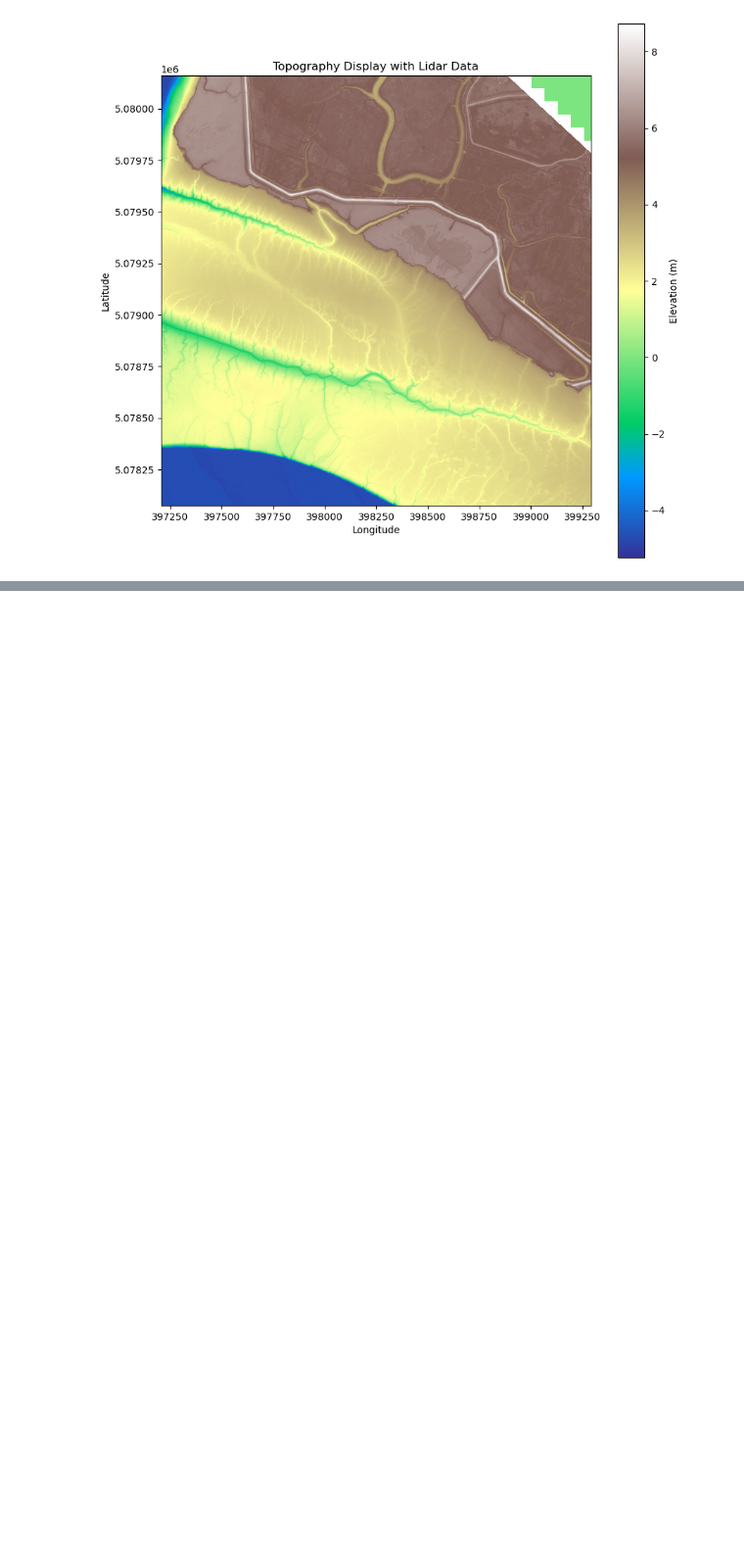
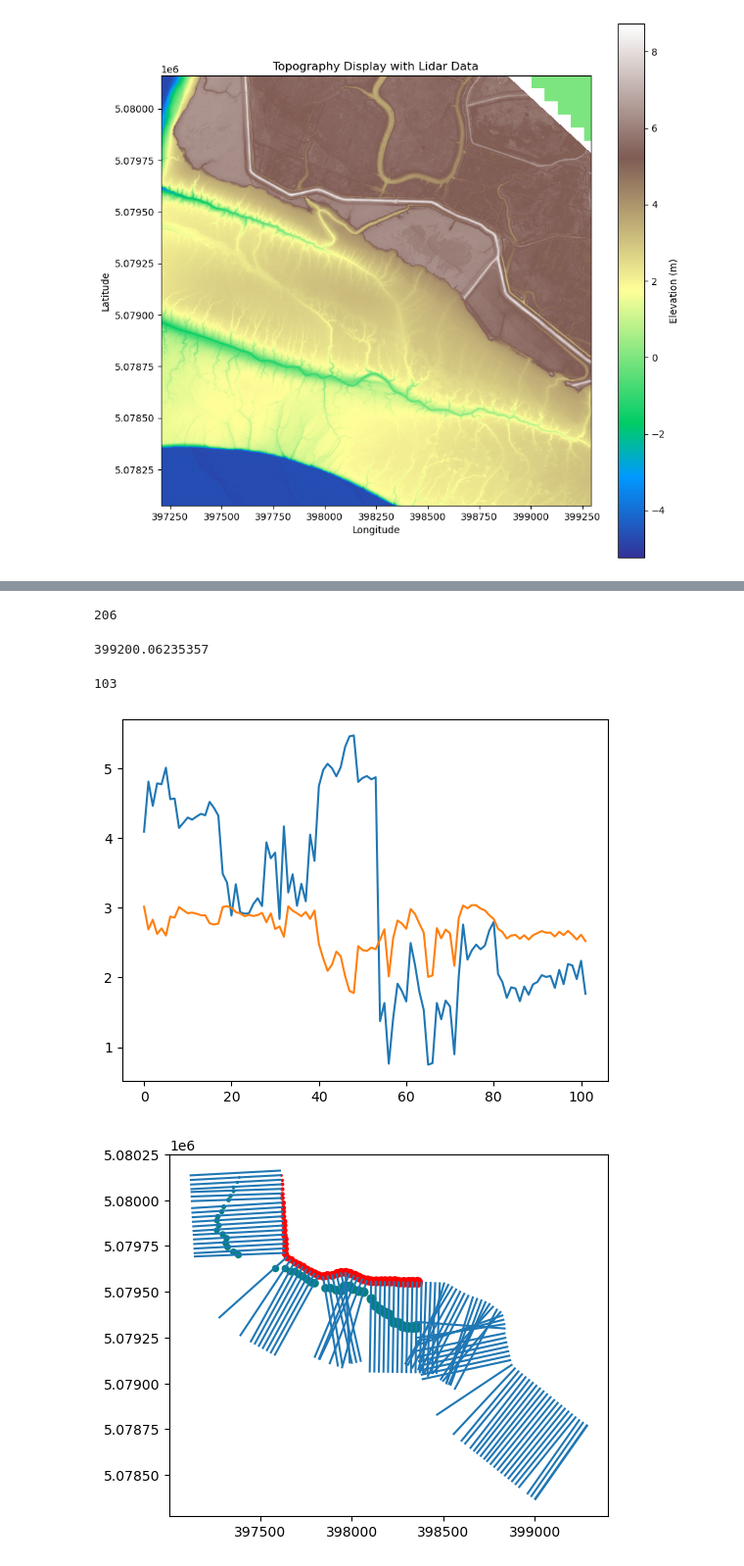
Before and after one commit to CoastalSedimentTransport/ForeshoreTool, a Jupyter notebook: AMBUR_output_analysis.ipynb, the cells around one changed output, grey strips where cells are left out. Shown at 98% size. Saved outputs shown, nothing was run; the diff lists cells and outputs as text; code cells hidden in the pictures; blank space fills up the shorter version.

```diff
--- a/AMBUR_output_analysis.ipynb
+++ b/AMBUR_output_analysis.ipynb
@@ -576,0 +820,29 @@ ValueError: Do not know how to convert array([2]) to dashes
+# %%
+import geopandas as gpd
+
+# Assuming shore_pts_gdf is your GeoDataFrame and 'transID' is the column you're working with
+def keep_first_and_last(df):
+    # Group by 'transID' and apply a filter
+    def filter_first_last(group):
+        # If there are more than 2 entries, return only the first and last rows
+        if len(group) > 2:
+            return group.iloc[[0, -1]]
+        return group  # Otherwise, return the entire group
+
+    # Apply the filter to the DataFrame
+    filtered_gdf = df.groupby('transID').apply(filter_first_last).reset_index(drop=True)
+
+    return filtered_gdf
+
+# Apply the function to shore_pts_gdf
+filtered_shore_pts_gdf = keep_first_and_last(shore_pts_gdf)
+
+filtered_shore_pts_gdf = filtered_shore_pts_gdf.sort_values(by='Transect')
+filtered_shore_pts_gdf = filtered_shore_pts_gdf.reset_index(drop=True)
+
+# Display the result
+print(len(filtered_shore_pts_gdf))
+
+# plt.hist(len(filtered_shore_pts_gdf), filtered_shore_pts_gdf['transID'], 103)
+# %% [output]
+206
@@ -576,0 +910,6 @@ ValueError: Do not know how to convert array([2]) to dashes
+# %%
+print((filtered_shore_pts_gdf['POINT_X'][205]))
+len(perp_transects_gdf)-1
+# %% [output]
+399200.06235357
+103
@@ -576,0 +1009,19 @@ ValueError: Do not know how to convert array([2]) to dashes
+# %%
+print(len(marsh_platform_mean), len(marsh_platform_std))
+
+plt.plot(marsh_platform_mean)
+plt.plot(marsh_platform_std)
+
+perp_transects_gdf.plot()
+
+filtered_shore_pts_gdf = filtered_shore_pts_gdf.sort_values(by='Transect')
+filtered_shore_pts_gdf = filtered_shore_pts_gdf.reset_index(drop=True)
+
+
+for i in range(0,103):#len(perp_transects_gdf)-1):
+    plt.scatter(filtered_shore_pts_gdf['POINT_X'][i*2+1], filtered_shore_pts_gdf['POINT_Y'][i*2+1], c='teal', s=round(i))
+
+    plt.scatter(perp_transects_gdf['StartX'][i], perp_transects_gdf['StartY'][i], c='red', s=round(i))
+# %% [output]
+[figure, added]
+[figure, added]
```
Also changed, not shown: parts of 14 cells of this notebook.
